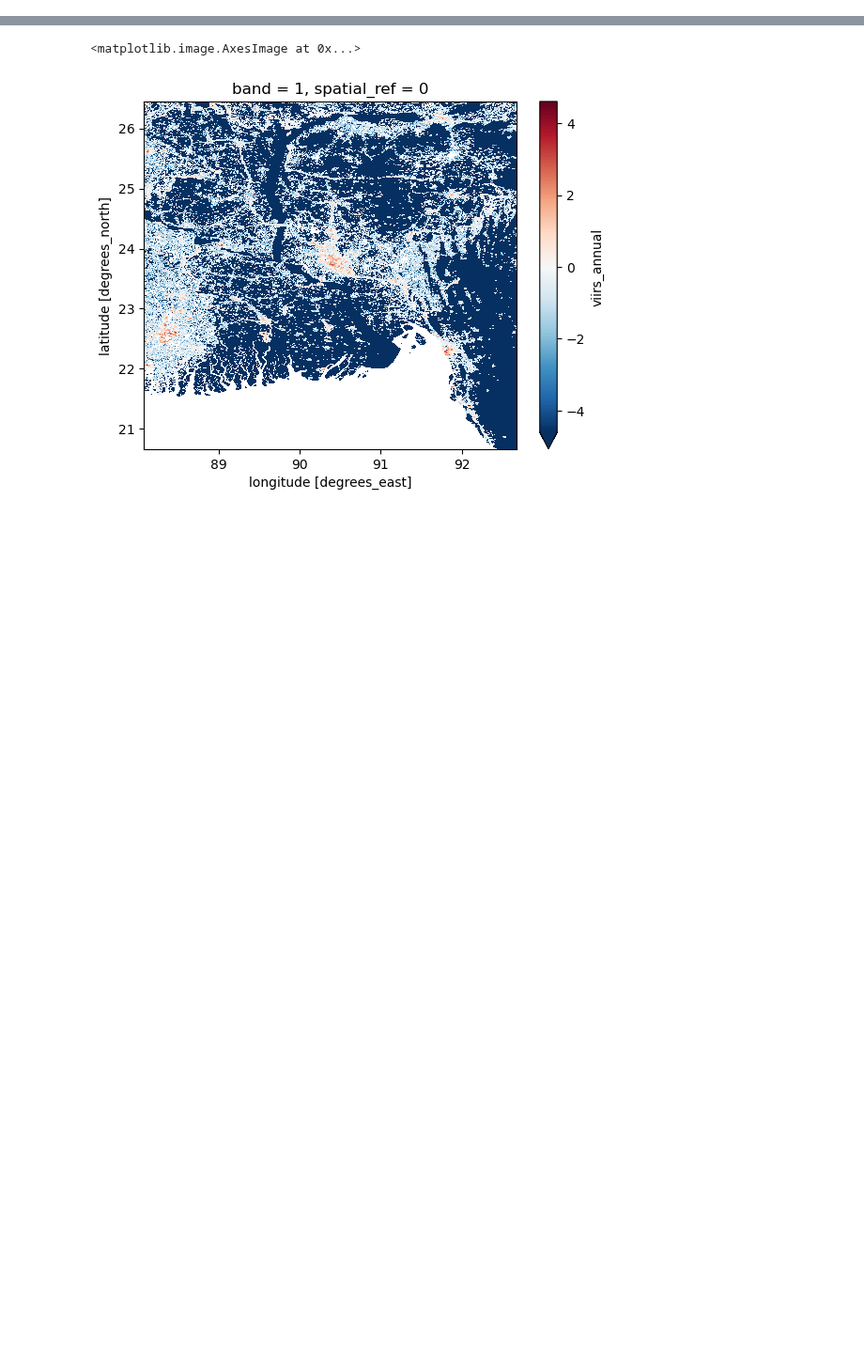
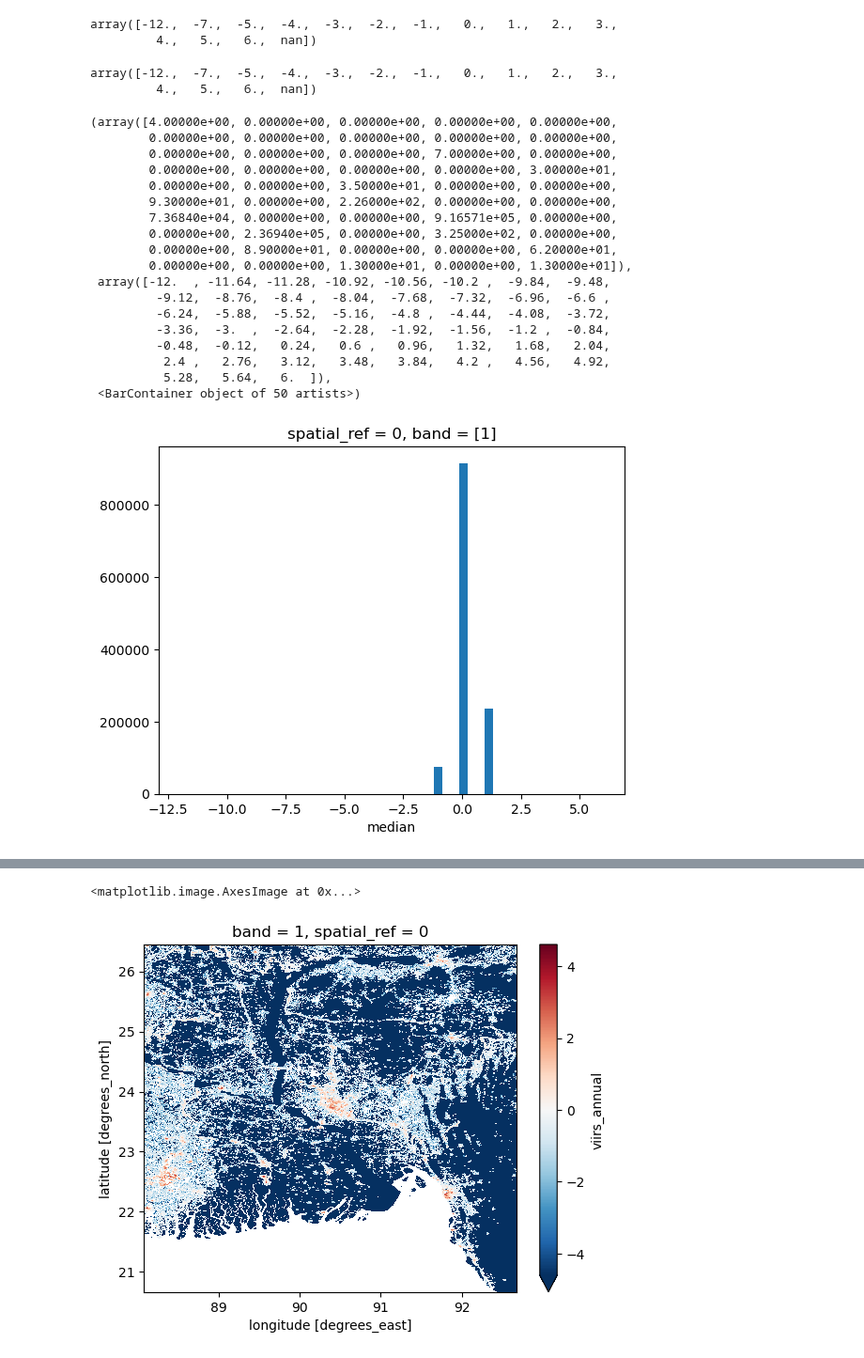
Before and after one commit to felixschulz385/growth-and-temperature, a Jupyter notebook: gnt/experiments/corroboration.ipynb, the cells around one changed output, grey strips where cells are left out. Shown at 94% size. Cells and saved outputs as stored; diff of their text form; code cells hidden in the pictures; blank space fills up the shorter version.

```diff
--- a/gnt/experiments/corroboration.ipynb
+++ b/gnt/experiments/corroboration.ipynb
@@ -303,3 +39,11 @@ viirs_bangladesh = viirs.rio.clip_box(*(88.0844222351, 20.670883287, 92.67272098
 land_mask = xr.open_zarr("/scicore/home/meiera/schulz0022/projects/growth-and-temperature/data_nobackup/misc/processed/stage_2/osm/land_mask.zarr")
 land_mask = land_mask.rio.write_crs(4326)
 land_mask_bangladesh = land_mask.rio.clip_box(*(88.0844222351, 20.670883287, 92.6727209818, 26.4465255803)).land_mask.compute()
+# %%
+def round_coords(ds):
+    ds_cp = ds.copy()
+    for coord_name in ds_cp.sizes.keys():
+        ds_cp.coords[coord_name] = ds_cp.coords[coord_name].values.round(5)
+    return ds_cp
+# %%
+modis_bangladesh_ld = round_coords(modis_bangladesh.sel(time="2020-12-31") - modis_bangladesh.sel(time="2012-12-31"))
@@ -305,0 +55,5 @@ land_mask_bangladesh = land_mask.rio.clip_box(*(88.0844222351, 20.670883287, 92.
+# %%
+np.unique(modis_bangladesh_ld.squeeze().values)
+# %% [output]
+array([-12.,  -7.,  -5.,  -4.,  -3.,  -2.,  -1.,   0.,   1.,   2.,   3.,
+         4.,   5.,   6.,  nan])
@@ -305,0 +62,31 @@ land_mask_bangladesh = land_mask.rio.clip_box(*(88.0844222351, 20.670883287, 92.
+# %%
+viirs_bangladesh_ld = round_coords(viirs_bangladesh.sel(time="2020-12-31") - viirs_bangladesh.sel(time="2012-12-31"))
+# %%
+merged = xr.merge([modis_bangladesh_ld, viirs_bangladesh_ld], compat='override', join='exact')
+# %%
+np.unique(merged["median"].values)
+# %% [output]
+array([-12.,  -7.,  -5.,  -4.,  -3.,  -2.,  -1.,   0.,   1.,   2.,   3.,
+         4.,   5.,   6.,  nan])
+# %%
+merged["median"].plot.hist(bins=50)
+# %% [output]
+(array([4.00000e+00, 0.00000e+00, 0.00000e+00, 0.00000e+00, 0.00000e+00,
+        0.00000e+00, 0.00000e+00, 0.00000e+00, 0.00000e+00, 0.00000e+00,
+        0.00000e+00, 0.00000e+00, 0.00000e+00, 7.00000e+00, 0.00000e+00,
+        0.00000e+00, 0.00000e+00, 0.00000e+00, 0.00000e+00, 3.00000e+01,
+        0.00000e+00, 0.00000e+00, 3.50000e+01, 0.00000e+00, 0.00000e+00,
+        9.30000e+01, 0.00000e+00, 2.26000e+02, 0.00000e+00, 0.00000e+00,
+        7.36840e+04, 0.00000e+00, 0.00000e+00, 9.16571e+05, 0.00000e+00,
+        0.00000e+00, 2.36940e+05, 0.00000e+00, 3.25000e+02, 0.00000e+00,
+        0.00000e+00, 8.90000e+01, 0.00000e+00, 0.00000e+00, 6.20000e+01,
+        0.00000e+00, 0.00000e+00, 1.30000e+01, 0.00000e+00, 1.30000e+01]),
+ array([-12.  , -11.64, -11.28, -10.92, -10.56, -10.2 ,  -9.84,  -9.48,
+         -9.12,  -8.76,  -8.4 ,  -8.04,  -7.68,  -7.32,  -6.96,  -6.6 ,
+         -6.24,  -5.88,  -5.52,  -5.16,  -4.8 ,  -4.44,  -4.08,  -3.72,
+         -3.36,  -3.  ,  -2.64,  -2.28,  -1.92,  -1.56,  -1.2 ,  -0.84,
+         -0.48,  -0.12,   0.24,   0.6 ,   0.96,   1.32,   1.68,   2.04,
+          2.4 ,   2.76,   3.12,   3.48,   3.84,   4.2 ,   4.56,   4.92,
+          5.28,   5.64,   6.  ]),
+ <BarContainer object of 50 artists>)
+[figure, added]
```
Also changed, not shown: parts of 44 cells of this notebook, 4 other files.
